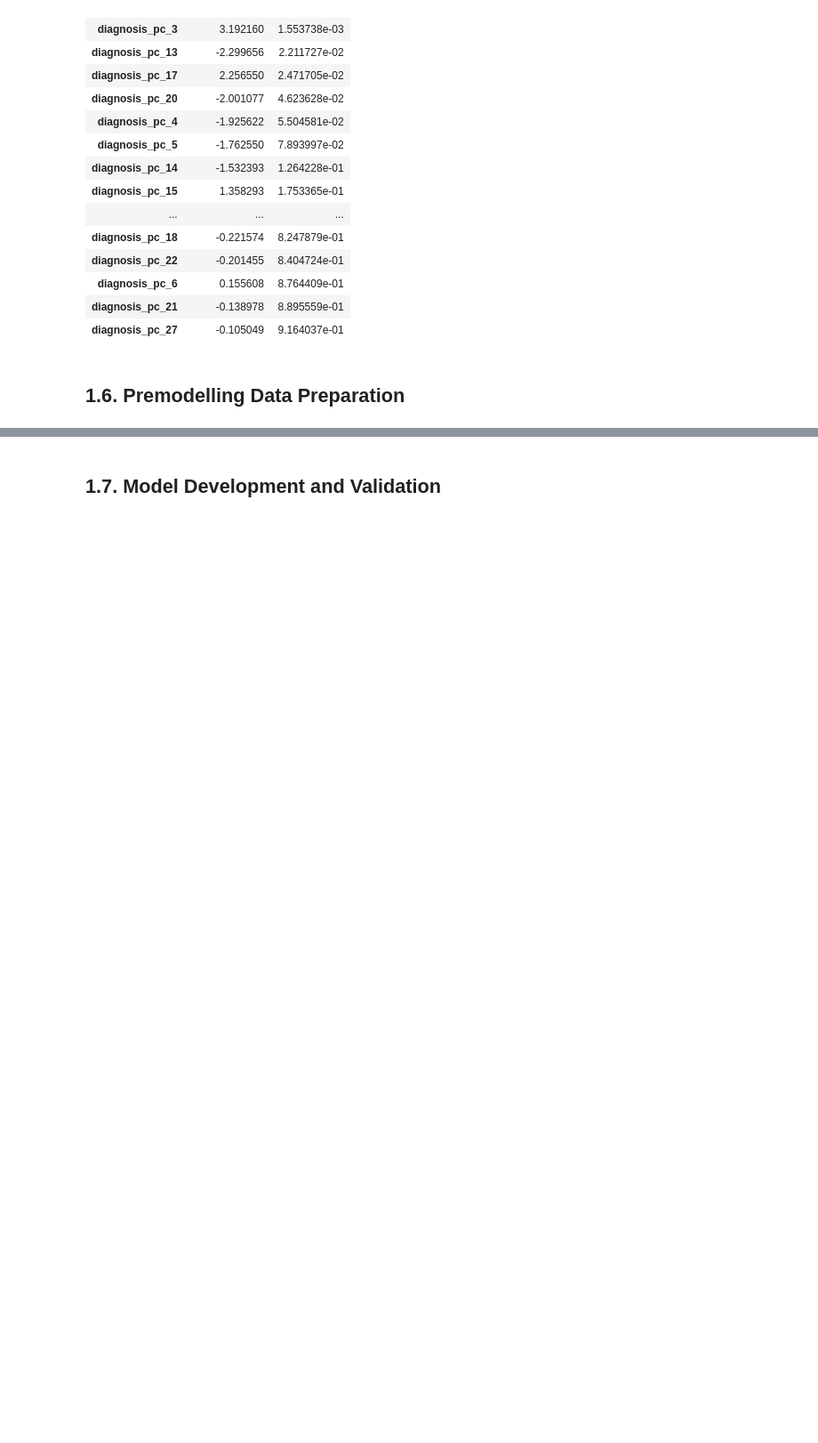
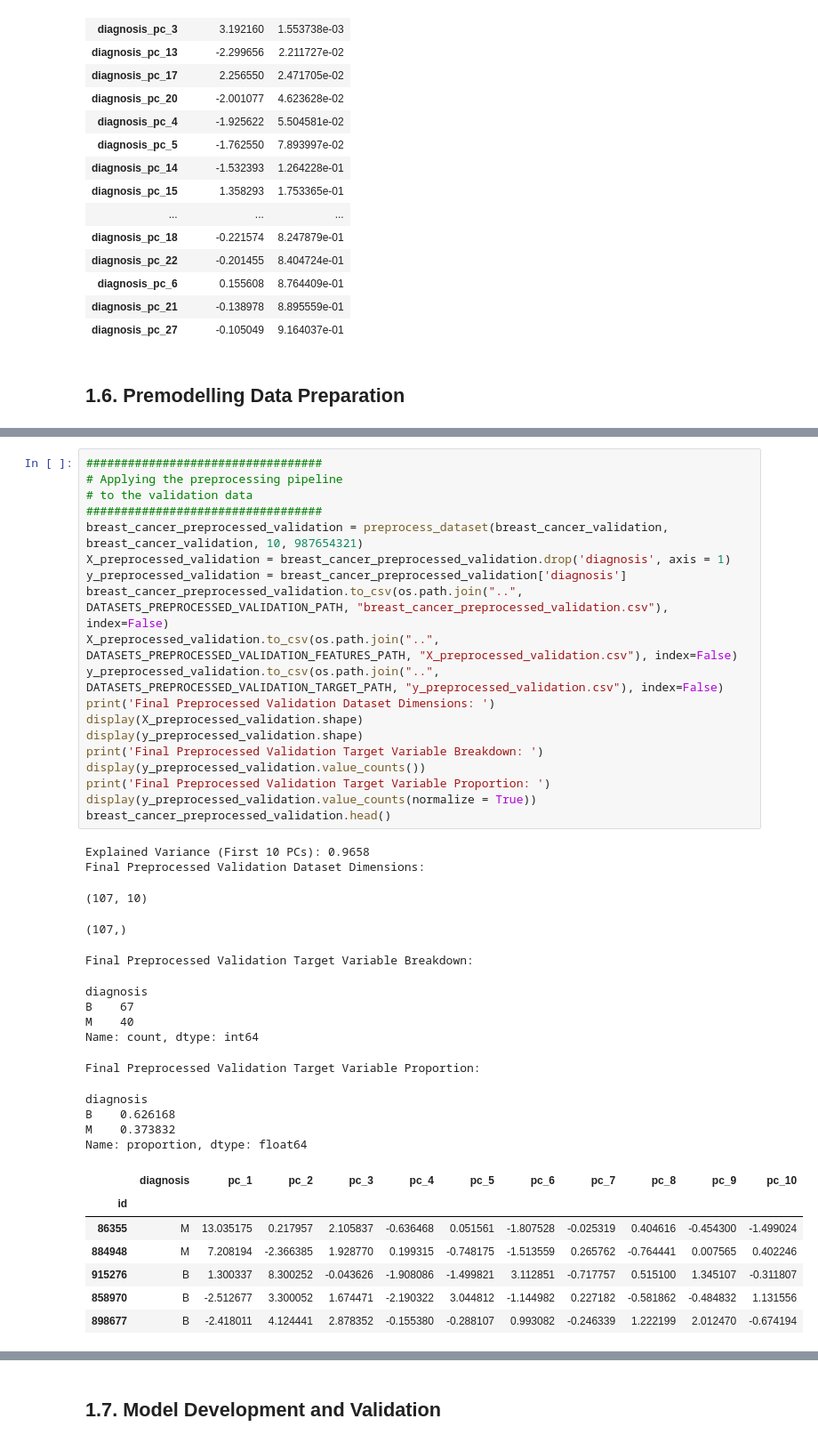
Before and after one commit to JohnPaulinePineda/Portfolio_Project_63, a Jupyter notebook: codes/DetectingAndAnalyzingMachineLearningModelDriftUsingOpenSourceMonitoringTools.ipynb, the cells around one changed output, grey strips where cells are left out. Shown at 89% size. Drawn from its saved outputs; the diff is of its cells as text; blank space fills up the shorter version.

```diff
--- a/codes/DetectingAndAnalyzingMachineLearningModelDriftUsingOpenSourceMonitoringTools.ipynb
+++ b/codes/DetectingAndAnalyzingMachineLearningModelDriftUsingOpenSourceMonitoringTools.ipynb
@@ -1655,0 +1799,41 @@ display(breast_cancer_train_pcs_numeric_hypothesistesting_summary.sort_values(by
+# %%
+##################################
+# Applying the preprocessing pipeline
+# to the validation data
+##################################
+breast_cancer_preprocessed_validation = preprocess_dataset(breast_cancer_validation, breast_cancer_validation, 10, 987654321)
+X_preprocessed_validation = breast_cancer_preprocessed_validation.drop('diagnosis', axis = 1)
+y_preprocessed_validation = breast_cancer_preprocessed_validation['diagnosis']
+breast_cancer_preprocessed_validation.to_csv(os.path.join("..", DATASETS_PREPROCESSED_VALIDATION_PATH, "breast_cancer_preprocessed_validation.csv"), index=False)
+X_preprocessed_validation.to_csv(os.path.join("..", DATASETS_PREPROCESSED_VALIDATION_FEATURES_PATH, "X_preprocessed_validation.csv"), index=False)
+y_preprocessed_validation.to_csv(os.path.join("..", DATASETS_PREPROCESSED_VALIDATION_TARGET_PATH, "y_preprocessed_validation.csv"), index=False)
+print('Final Preprocessed Validation Dataset Dimensions: ')
+display(X_preprocessed_validation.shape)
+display(y_preprocessed_validation.shape)
+print('Final Preprocessed Validation Target Variable Breakdown: ')
+display(y_preprocessed_validation.value_counts())
+print('Final Preprocessed Validation Target Variable Proportion: ')
+display(y_preprocessed_validation.value_counts(normalize = True))
+breast_cancer_preprocessed_validation.head()
+# %% [output]
+Explained Variance (First 10 PCs): 0.9658
+Final Preprocessed Validation Dataset Dimensions:
+(107, 10)
+(107,)
+Final Preprocessed Validation Target Variable Breakdown:
+diagnosis
+B    67
+M    40
+Name: count, dtype: int64
+Final Preprocessed Validation Target Variable Proportion:
+diagnosis
+B    0.626168
+M    0.373832
+Name: proportion, dtype: float64
+|  | diagnosis | pc_1 | pc_2 | pc_3 | pc_4 | pc_5 | pc_6 | pc_7 | pc_8 | pc_9 | pc_10 |
+| id |  |  |  |  |  |  |  |  |  |  |  |
+| 86355 | M | 13.035175 | 0.217957 | 2.105837 | -0.636468 | 0.051561 | -1.807528 | -0.025319 | 0.404616 | -0.454300 | -1.499024 |
+| 884948 | M | 7.208194 | -2.366385 | 1.928770 | 0.199315 | -0.748175 | -1.513559 | 0.265762 | -0.764441 | 0.007565 | 0.402246 |
+| 915276 | B | 1.300337 | 8.300252 | -0.043626 | -1.908086 | -1.499821 | 3.112851 | -0.717757 | 0.515100 | 1.345107 | -0.311807 |
+| 858970 | B | -2.512677 | 3.300052 | 1.674471 | -2.190322 | 3.044812 | -1.144982 | 0.227182 | -0.581862 | -0.484832 | 1.131556 |
+| 898677 | B | -2.418011 | 4.124441 | 2.878352 | -0.155380 | -0.288107 | 0.993082 | -0.246339 | 1.222199 | 2.012470 | -0.674194 |
```
Also changed, not shown: parts of 6 cells of this notebook, 7 other files.
